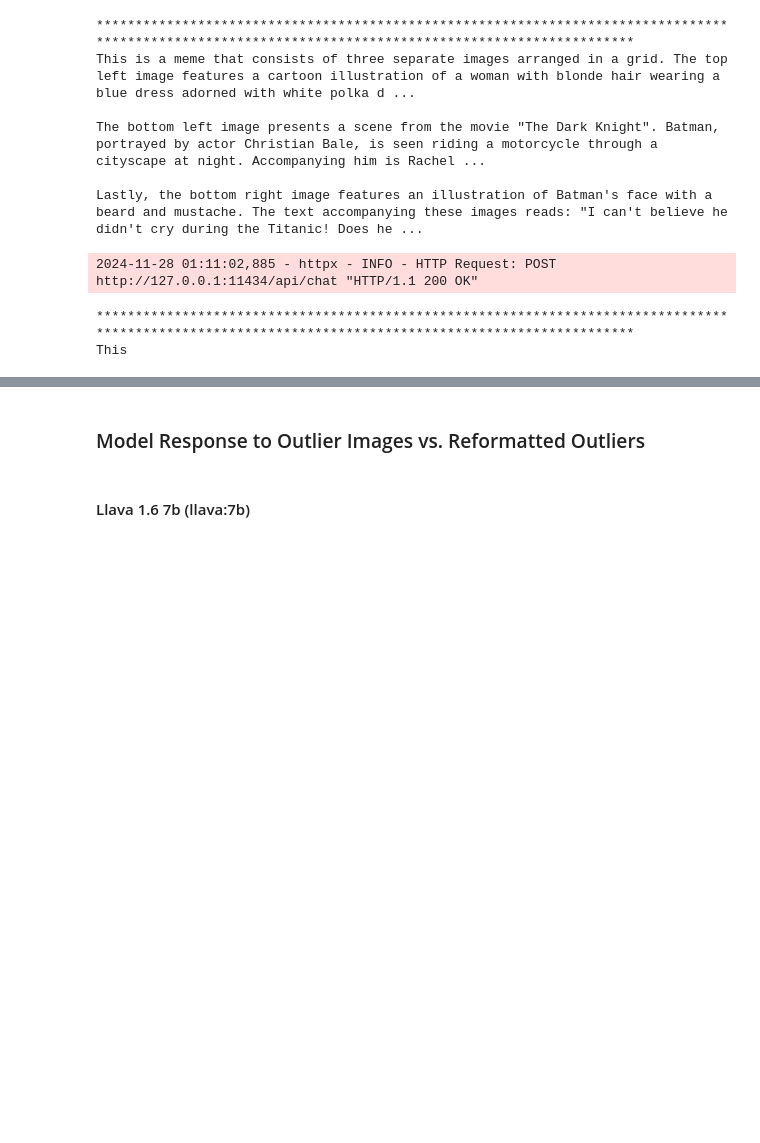
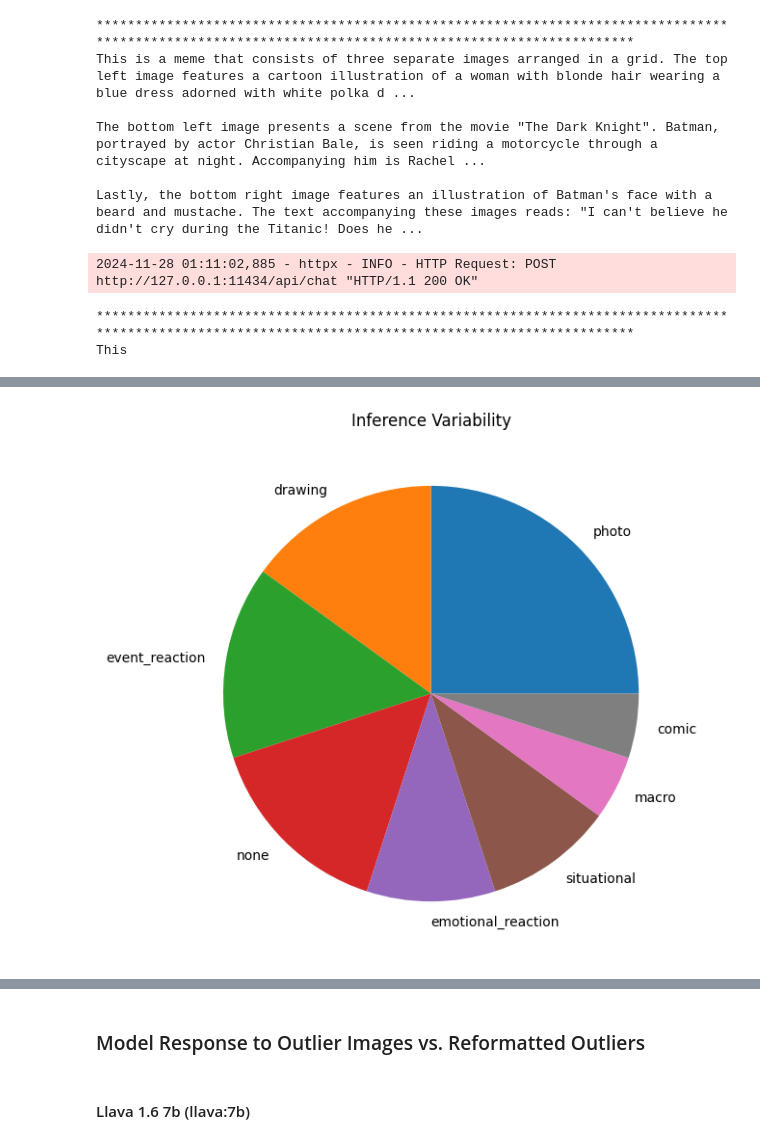
Before and after one commit to martimesteves1/reddit-memes, a Jupyter notebook: reddit_memes/ollama/lvm_experiments.ipynb, the cells around one changed output, grey strips where cells are left out. Drawn from its saved outputs; the diff is of its cells as text; code cells hidden in the pictures; blank space fills up the shorter version.

```diff
--- a/reddit_memes/ollama/lvm_experiments.ipynb
+++ b/reddit_memes/ollama/lvm_experiments.ipynb
@@ -796,0 +935,30 @@ This
+# %%
+message_test =("Please classify the following image into one of the following meme categories:"
+               "1. Screenshots: Images capturing digital media, where content is non textual. E.g. image of video game or animated series;"
+               "2. Text-Based Memes: Images only containing text. E.g. Walls of text, screenshots of tweets and messages;"
+               "3. Photos / IRL Situations / Objects: Memes where the main focus is an organic real world image. Should not have alterations like text over the image or photoshop;"
+               "4. Drawings / Illustrations / Photoshops: Artworks or edited images;"
+               "5. Emotional Reactions: Memes that often have a text section on top and at the bottom a reaction that invokes an emotion through the expression. E.g. The Roll Safe Smart Reaction;"
+               "6. Event Reactions: Similar to emotional, with text in the top, but the reaction is with a specific situation instead of a facial expression. E.g. A meme where the reaction is a skeleton exploding (an event) or a reaction with a line of a TV Series;"
+               "7. Macros: Often single images with centered text in the top and/or bottom in Impact Font, very popular in older internet. E.g. Success Kid and Bad Luck Brian;"
+               "8. Situational Memes: Image creates an absurd situation by overlaying text over elements of the image (often on top of objects or heads). E.g. An image of a person putting gasoline on fire, and three seperate texts over the gas tank, the fire pit and the person;"
+               "9. Comics / Stacked Stills: Series of panels or images telling a story e.g. Two frames of a movie stacked on top of each other;"
+               "10. Meme Characters: Memes featuring well-known characters (e.g., Wojak, Chad, Shrek, Troll Face and Rage Characters, Stonks Man and Pepe);"
+               "11. Template: Image follows widely popular meme templates, like the expanding mind template, Mr. Incredible, Drake, Change my Mind, Distracted Boyfriend, This is Fine, People Raising Hands."
+               "Answer with only one category.")
+# %%
+image_path = os.path.join(sample_path, "145578h.jpeg")
+print("*" * 150)
+
+for i in range(20):
+    res = ollama.chat(
+        model="llava:7b",
+        messages=[
+            {
+                "role": "user",
+                "content": message_test,
+                "images": [image_path],
+            }
+        ],
+    )
+    print(res["message"]["content"])
@@ -796,0 +988,6 @@ This
+# %%
+results = []
+for i in range(20):
+    result = inference.infer("llava:7b", message_test, image_path)
+    result = inference.label_validator(result.get("label", "None"))
+    results.append(result)
@@ -796,0 +1015,3 @@ This
+# %%
+value_counts = pd.DataFrame(results, columns=["Category"])["Category"].value_counts()
+display(value_counts)
@@ -796,0 +1029,6 @@ This
+# %%
+value_counts.plot(kind="pie", figsize=(7, 7), title="Inference Variability")
+plt.ylabel("")
+plt.show()
+# %% [output]
+[figure, added]
```
Also changed, not shown: parts of 18 cells of this notebook, 5 other files.
